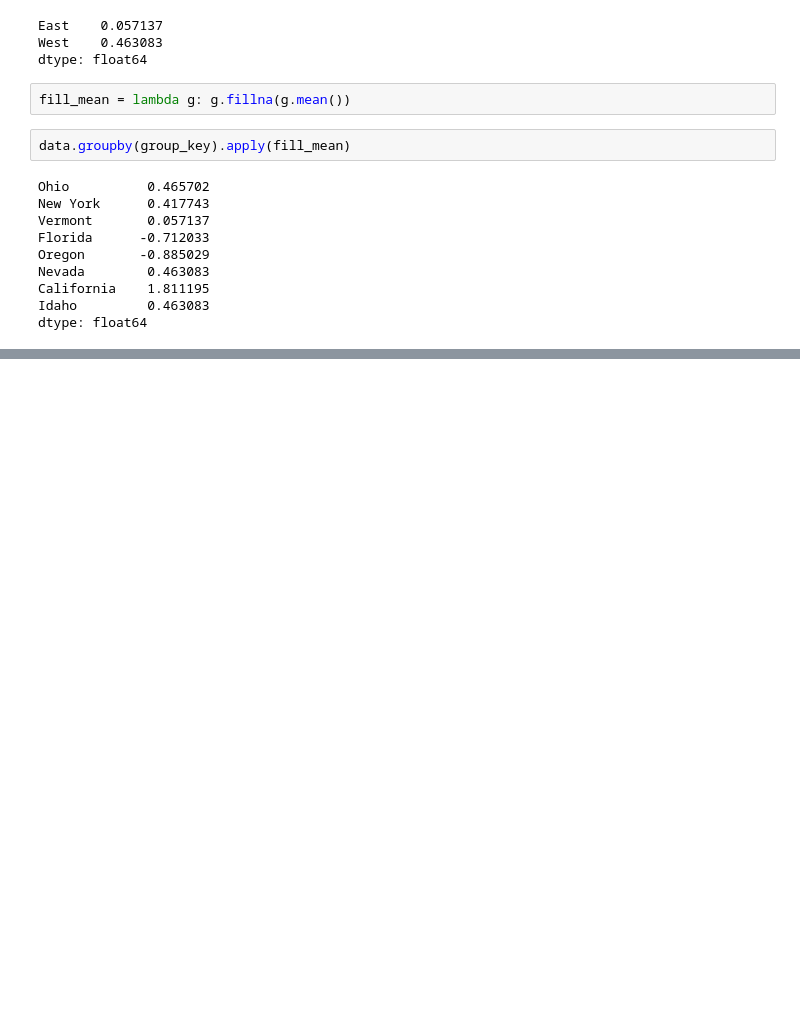
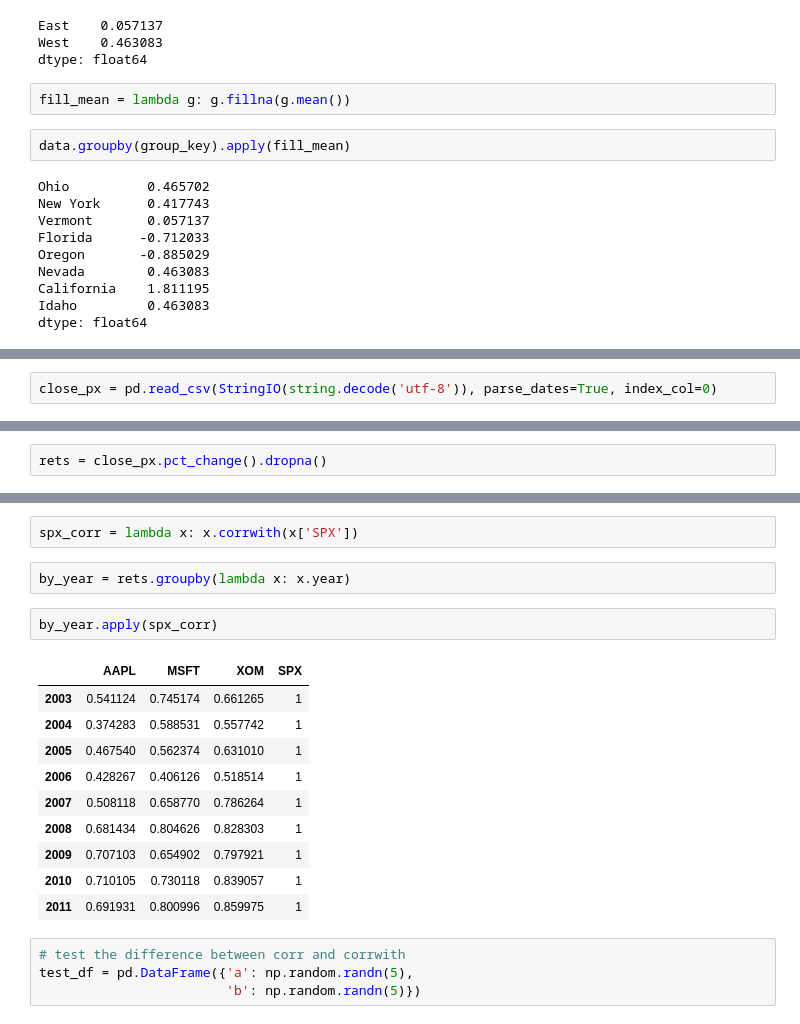
Before and after one commit to rerwin21/python_for_data_analysis, a Jupyter notebook: chap_9.ipynb, the cells around one changed output, grey strips where cells are left out. Drawn from its saved outputs; the diff is of its cells as text; blank space fills up the shorter version.

```diff
--- a/chap_9.ipynb
+++ b/chap_9.ipynb
@@ -987,0 +1131,2 @@ dtype: float64
+# %%
+close_px = pd.read_csv(StringIO(string.decode('utf-8')), parse_dates=True, index_col=0)
@@ -987,0 +1165,2 @@ dtype: float64
+# %%
+rets = close_px.pct_change().dropna()
@@ -987,0 +1176,21 @@ dtype: float64
+# %%
+spx_corr = lambda x: x.corrwith(x['SPX'])
+# %%
+by_year = rets.groupby(lambda x: x.year)
+# %%
+by_year.apply(spx_corr)
+# %% [output]
+|  | AAPL | MSFT | XOM | SPX |
+| 2003 | 0.541124 | 0.745174 | 0.661265 | 1 |
+| 2004 | 0.374283 | 0.588531 | 0.557742 | 1 |
+| 2005 | 0.467540 | 0.562374 | 0.631010 | 1 |
+| 2006 | 0.428267 | 0.406126 | 0.518514 | 1 |
+| 2007 | 0.508118 | 0.658770 | 0.786264 | 1 |
+| 2008 | 0.681434 | 0.804626 | 0.828303 | 1 |
+| 2009 | 0.707103 | 0.654902 | 0.797921 | 1 |
+| 2010 | 0.710105 | 0.730118 | 0.839057 | 1 |
+| 2011 | 0.691931 | 0.800996 | 0.859975 | 1 |
+# %%
+# test the difference between corr and corrwith
+test_df = pd.DataFrame({'a': np.random.randn(5),
+                        'b': np.random.randn(5)})
```
Also changed, not shown: parts of 40 cells of this notebook.
